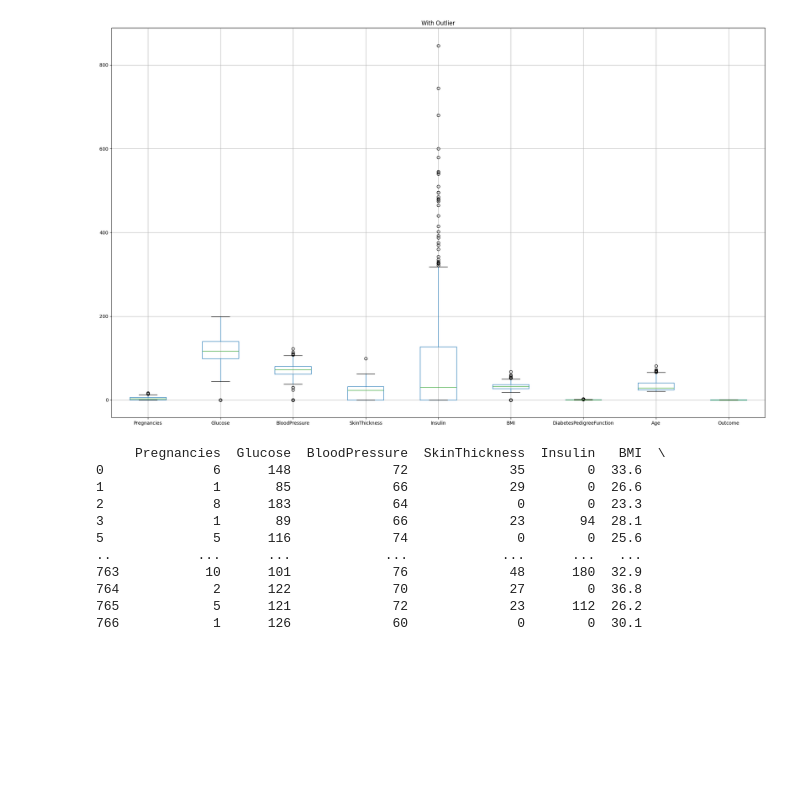
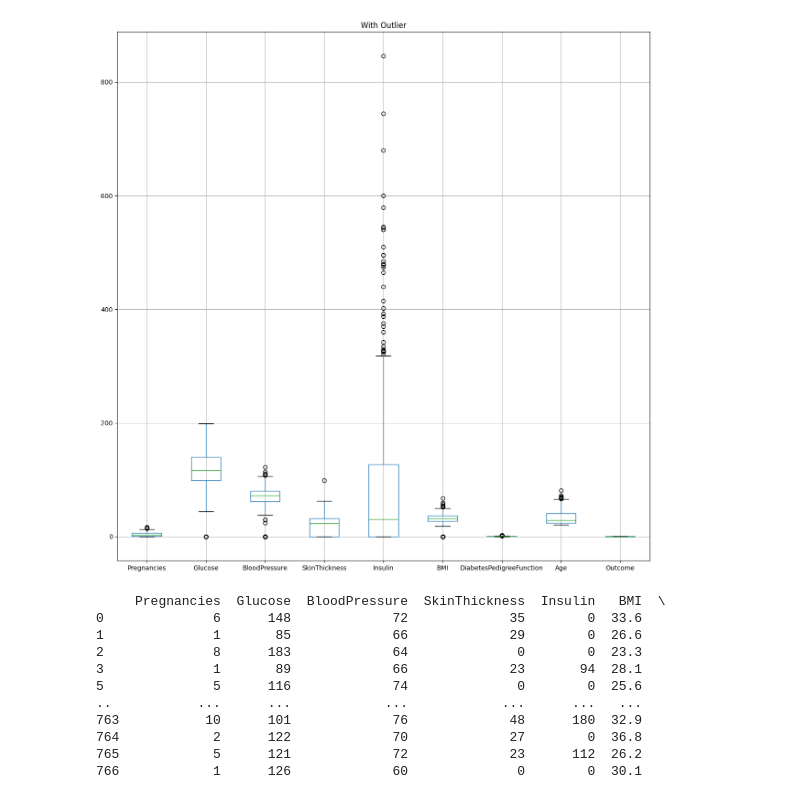
Before and after one commit to RonakkudalAI/Data-Analysis, a Jupyter notebook: diabetes.ipynb, the cells around one changed output. Drawn from its saved outputs; the diff is of its cells as text; code cells hidden in the pictures; blank space fills up the shorter version.

```diff
--- a/diabetes.ipynb
+++ b/diabetes.ipynb
@@ -20,12 +20,12 @@ df.describe()
 # %%
 number_only = df.select_dtypes(include=["int64", "float64"])
 # %%
-plt.figure(figsize=(25,15))
+plt.figure(figsize=(15,15))
 number_only.boxplot()
 plt.title("With Outlier")
 plt.show()
 # %% [output]
-[figure, old version]
+[figure, new version]
 # %%
 #Clean Outlier
 
```
Also changed, not shown: parts of 7 cells of this notebook.
